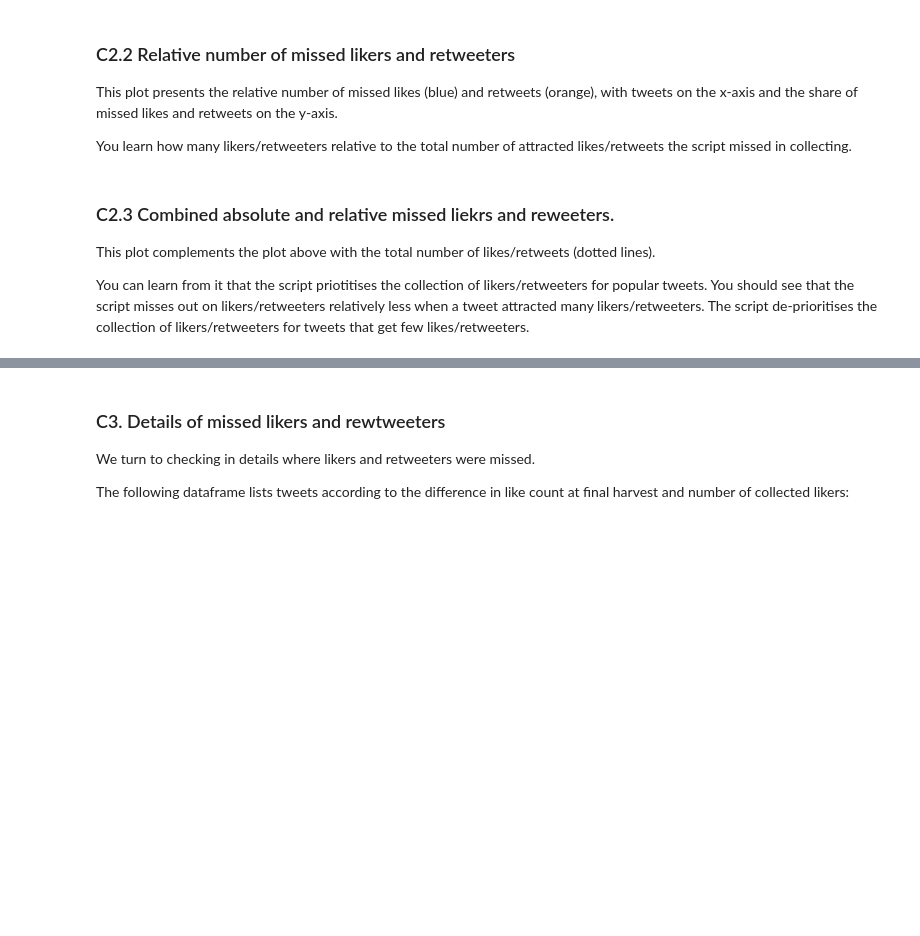
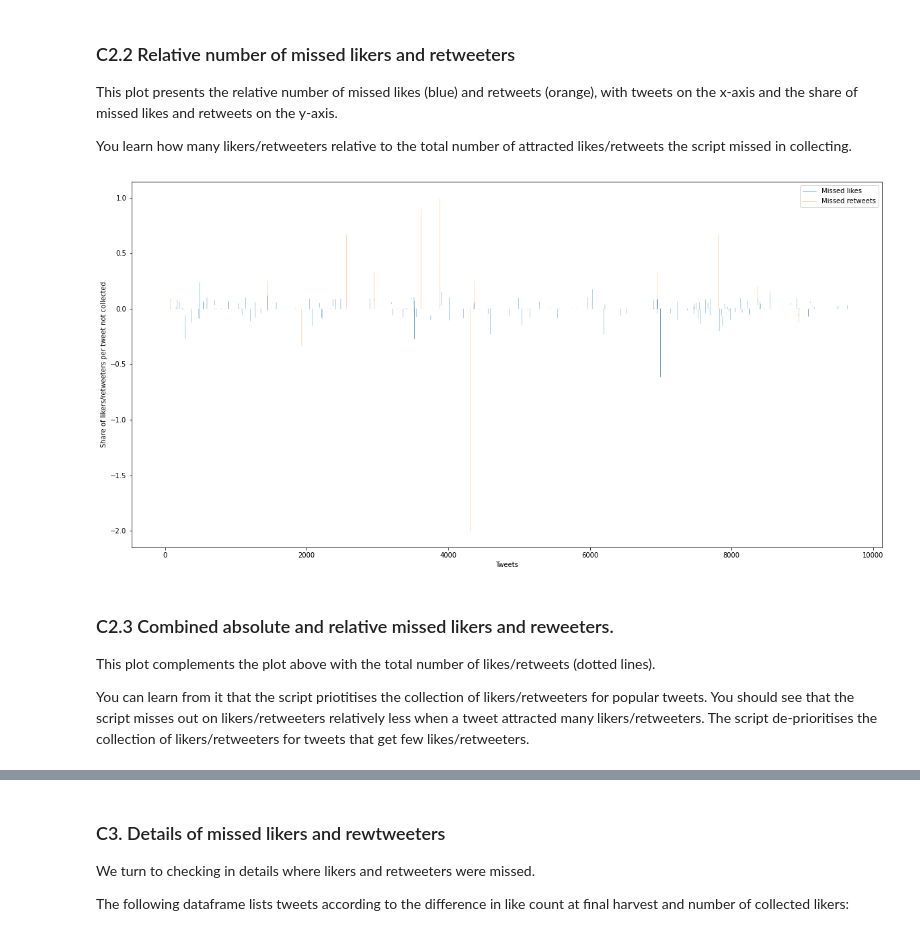
Before and after one commit to humanplayer2/get-twitter-likers-data, a Jupyter notebook: data-processing/data-inspection.ipynb, the cells around one changed output, grey strips where cells are left out. Saved outputs shown, nothing was run; the diff lists cells and outputs as text; code cells hidden in the pictures; blank space fills up the shorter version.

```diff
--- a/data-processing/data-inspection.ipynb
+++ b/data-processing/data-inspection.ipynb
@@ -151,9 +289,11 @@ This plot presents the relative number of missed likes (blue) and retweets (oran
 You learn how many likers/retweeters relative to the total number of attracted likes/retweets the script missed in collecting.
 # %%
 # Share of missed likes/retweets given total of received likes/retweets per tweet
-plot_missed_relative(likecount, likerscollected, retweetcount, retweeterscollected)
+plot_missed_relative(max_likes, likerscollected, max_retweets, retweeterscollected)
+# %% [output]
+[figure, added]
 # %% [markdown]
-### C2.3 Combined absolute and relative missed liekrs and reweeters.
+### C2.3 Combined absolute and relative missed likers and reweeters.
 
 This plot complements the plot above with the total number of likes/retweets (dotted lines).
 
```
Also changed, not shown: parts of 42 cells of this notebook.
